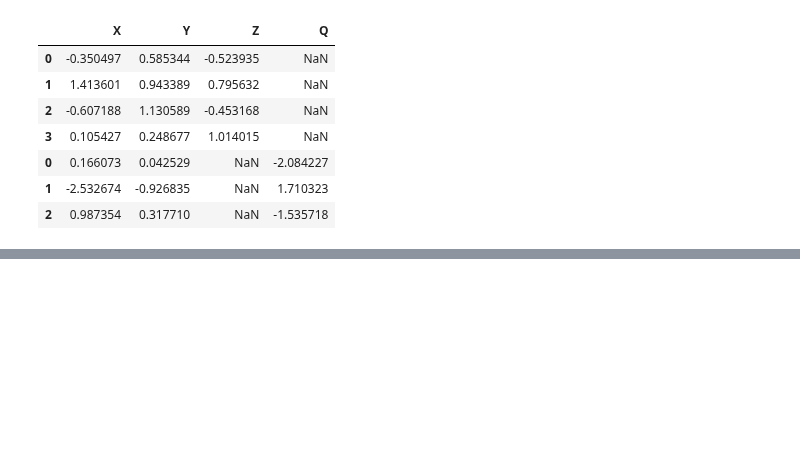
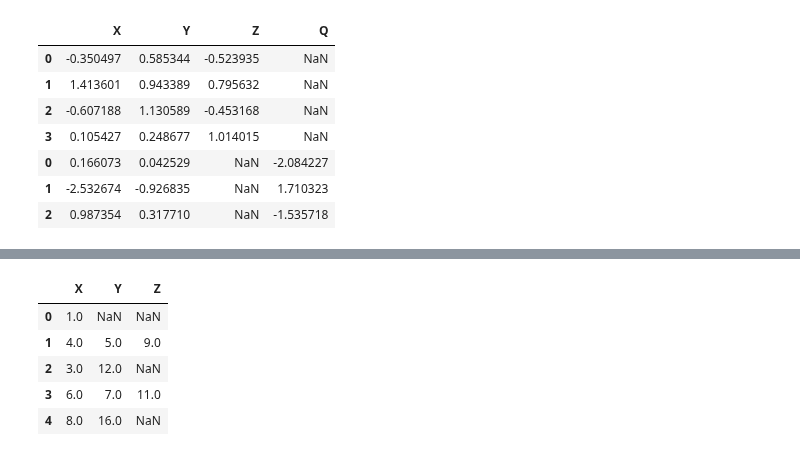
Before and after one commit to largekind/DataScience, a Jupyter notebook: DataFix.ipynb, the cells around one changed output, grey strips where cells are left out. Drawn from its saved outputs; the diff is of its cells as text; code cells hidden in the pictures; blank space fills up the shorter version.

Commit message:
Add panda combine usage

```diff
--- a/DataFix.ipynb
+++ b/DataFix.ipynb
@@ -285,0 +343,7 @@ pd.concat([dframe1,dframe2],ignore_index=True)
+# %%
+# DataFrame版
+dframe_odds = DataFrame({'X': [1., np.nan, 3., np.nan],
+                     'Y': [np.nan, 5., np.nan, 7.],
+                     'Z': [np.nan, 9., np.nan, 11.]})
+dframe_evens = DataFrame({'X': [2., 4., np.nan, 6., 8.],
+                     'Y': [np.nan, 10., 12., 14., 16.]})
@@ -285,0 +367,10 @@ pd.concat([dframe1,dframe2],ignore_index=True)
+# %%
+# Nan値の場合はeven値として埋め込む どちらのテーブルにもない場合はそのままになる
+dframe_odds.combine_first(dframe_evens)
+# %% [output]
+|  | X | Y | Z |
+| 0 | 1.0 | NaN | NaN |
+| 1 | 4.0 | 5.0 | 9.0 |
+| 2 | 3.0 | 12.0 | NaN |
+| 3 | 6.0 | 7.0 | 11.0 |
+| 4 | 8.0 | 16.0 | NaN |
```
Also changed, not shown: parts of 11 cells of this notebook.
